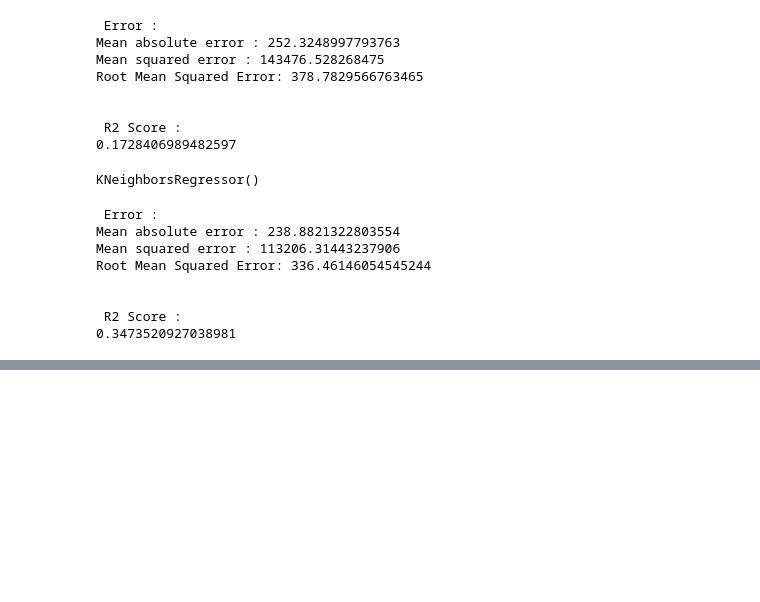
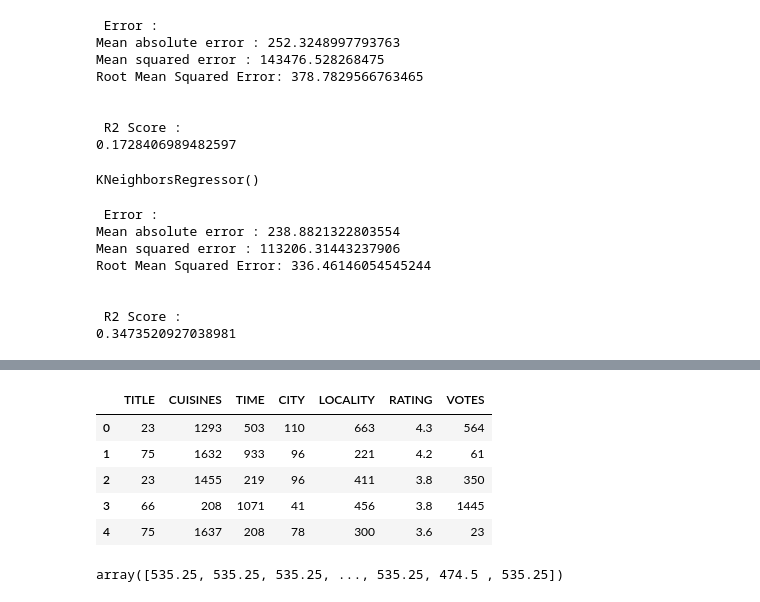
Before and after one commit to Priyankap277/Practice-Project, a Jupyter notebook: Restaurant Food Cost.ipynb, the cells around one changed output, grey strips where cells are left out. Saved outputs shown, nothing was run; the diff lists cells and outputs as text; code cells hidden in the pictures; blank space fills up the shorter version.

```diff
--- a/Restaurant Food Cost.ipynb
+++ b/Restaurant Food Cost.ipynb
@@ -562,0 +616,14 @@ AttributeError: 'GridSearchCV' object has no attribute 'best_params_'
+# %%
+Food_test.head()
+# %% [output]
+|  | TITLE | CUISINES | TIME | CITY | LOCALITY | RATING | VOTES |
+| 0 | 23 | 1293 | 503 | 110 | 663 | 4.3 | 564 |
+| 1 | 75 | 1632 | 933 | 96 | 221 | 4.2 | 61 |
+| 2 | 23 | 1455 | 219 | 96 | 411 | 3.8 | 350 |
+| 3 | 66 | 208 | 1071 | 41 | 456 | 3.8 | 1445 |
+| 4 | 75 | 1637 | 208 | 78 | 300 | 3.6 | 23 |
+# %%
+test_pred = rf_cv.predict(Food_test)
+test_pred
+# %% [output]
+array([535.25, 535.25, 535.25, ..., 535.25, 474.5 , 535.25])
```
Also changed, not shown: parts of 13 cells of this notebook.
